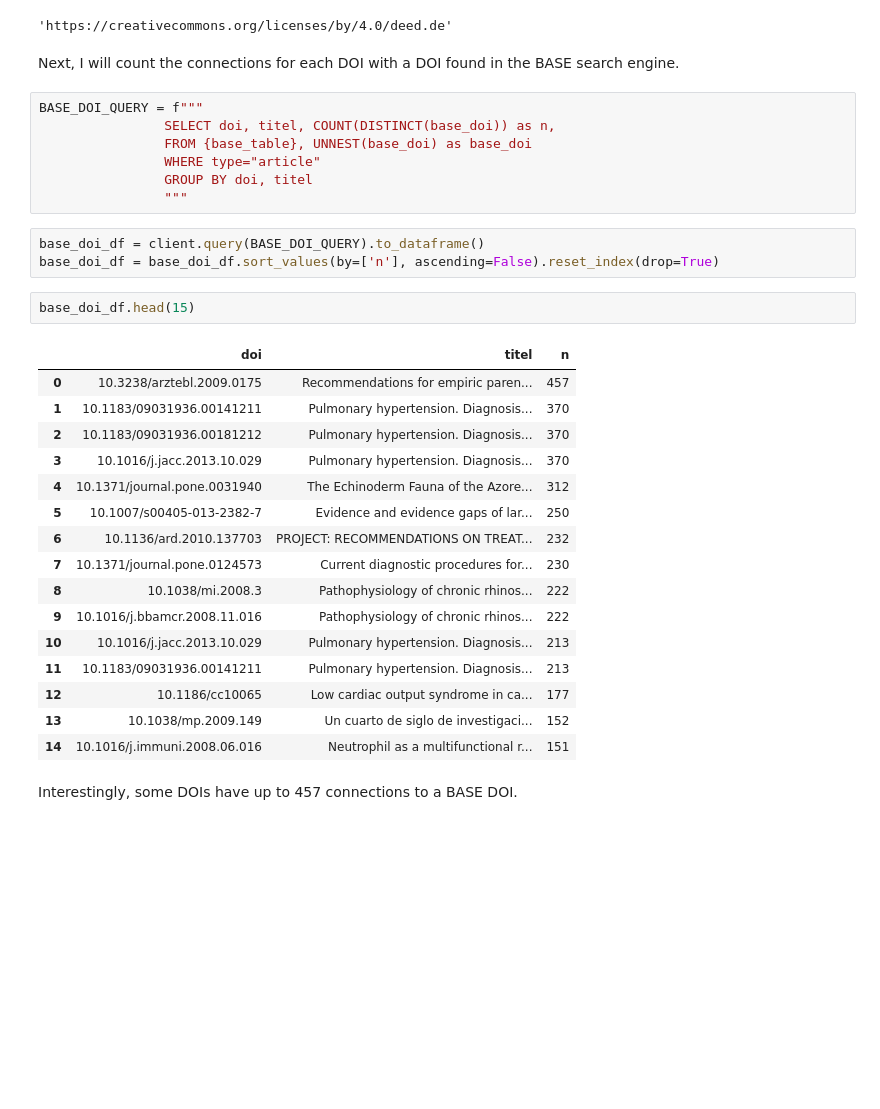
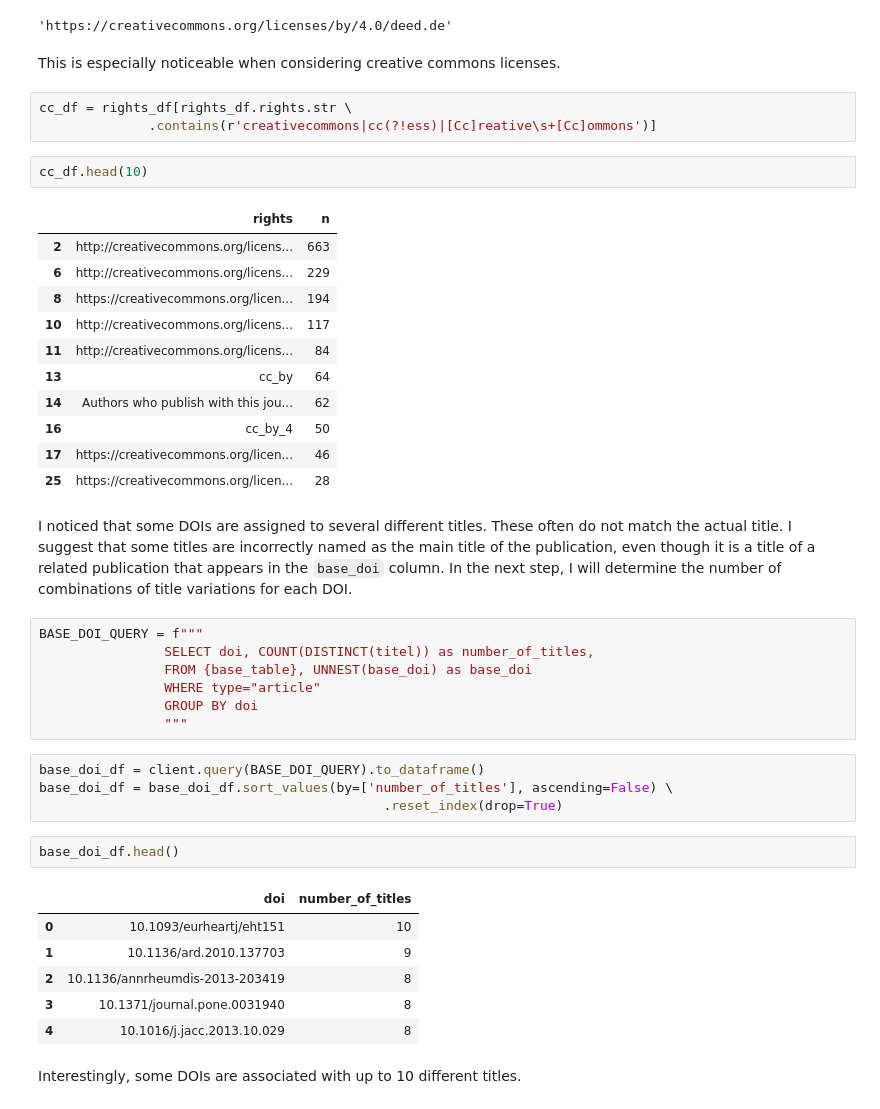
Before and after one commit to naustica/base_dois, a Jupyter notebook: base_dois_overview.ipynb, the cells around one changed output. Cells and saved outputs as stored; diff of their text form; blank space fills up the shorter version.

```diff
--- a/base_dois_overview.ipynb
+++ b/base_dois_overview.ipynb
@@ -384,38 +361,48 @@ rights_df.loc[8].rights
 rights_df.loc[17].rights
 # %% [output]
 'https://creativecommons.org/licenses/by/4.0/deed.de'
-# %% [markdown]
-Next, I will count the connections for each DOI with a DOI found in the BASE search engine.
+# %% [markdown]
+This is especially noticeable when considering creative commons licenses.
+# %%
+cc_df = rights_df[rights_df.rights.str \
+              .contains(r'creativecommons|cc(?!ess)|[Cc]reative\s+[Cc]ommons')]
+# %%
+cc_df.head(10)
+# %% [output]
+|  | rights | n |
+| 2 | http://creativecommons.org/licens... | 663 |
+| 6 | http://creativecommons.org/licens... | 229 |
+| 8 | https://creativecommons.org/licen... | 194 |
+| 10 | http://creativecommons.org/licens... | 117 |
+| 11 | http://creativecommons.org/licens... | 84 |
+| 13 | cc_by | 64 |
+| 14 | Authors who publish with this jou... | 62 |
+| 16 | cc_by_4 | 50 |
+| 17 | https://creativecommons.org/licen... | 46 |
+| 25 | https://creativecommons.org/licen... | 28 |
+# %% [markdown]
+I noticed that some DOIs are assigned to several different titles. These often do not match the actual title. I suggest that some titles are incorrectly named as the main title of the publication, even though it is a title of a related publication that appears in the `base_doi` column. In the next step, I will determine the number of combinations of title variations for each DOI.
 # %%
 BASE_DOI_QUERY = f"""
-                SELECT doi, titel, COUNT(DISTINCT(base_doi)) as n,
+                SELECT doi, COUNT(DISTINCT(titel)) as number_of_titles,
                 FROM {base_table}, UNNEST(base_doi) as base_doi
                 WHERE type="article"
-                GROUP BY doi, titel
+                GROUP BY doi
                 """
 # %%
 base_doi_df = client.query(BASE_DOI_QUERY).to_dataframe()
-base_doi_df = base_doi_df.sort_values(by=['n'], ascending=False).reset_index(drop=True)
+base_doi_df = base_doi_df.sort_values(by=['number_of_titles'], ascending=False) \
+                                            .reset_index(drop=True)
 # %%
-base_doi_df.head(15)
+base_doi_df.head()
 # %% [output]
-|  | doi | titel | n |
-| 0 | 10.3238/arztebl.2009.0175 | Recommendations for empiric paren... | 457 |
-| 1 | 10.1183/09031936.00141211 | Pulmonary hypertension. Diagnosis... | 370 |
-| 2 | 10.1183/09031936.00181212 | Pulmonary hypertension. Diagnosis... | 370 |
-| 3 | 10.1016/j.jacc.2013.10.029 | Pulmonary hypertension. Diagnosis... | 370 |
-| 4 | 10.1371/journal.pone.0031940 | The Echinoderm Fauna of the Azore... | 312 |
-| 5 | 10.1007/s00405-013-2382-7 | Evidence and evidence gaps of lar... | 250 |
-| 6 | 10.1136/ard.2010.137703 | PROJECT: RECOMMENDATIONS ON TREAT... | 232 |
-| 7 | 10.1371/journal.pone.0124573 | Current diagnostic procedures for... | 230 |
-| 8 | 10.1038/mi.2008.3 | Pathophysiology of chronic rhinos... | 222 |
-| 9 | 10.1016/j.bbamcr.2008.11.016 | Pathophysiology of chronic rhinos... | 222 |
-| 10 | 10.1016/j.jacc.2013.10.029 | Pulmonary hypertension. Diagnosis... | 213 |
-| 11 | 10.1183/09031936.00141211 | Pulmonary hypertension. Diagnosis... | 213 |
-| 12 | 10.1186/cc10065 | Low cardiac output syndrome in ca... | 177 |
-| 13 | 10.1038/mp.2009.149 | Un cuarto de siglo de investigaci... | 152 |
-| 14 | 10.1016/j.immuni.2008.06.016 | Neutrophil as a multifunctional r... | 151 |
+|  | doi | number_of_titles |
+| 0 | 10.1093/eurheartj/eht151 | 10 |
+| 1 | 10.1136/ard.2010.137703 | 9 |
+| 2 | 10.1136/annrheumdis-2013-203419 | 8 |
+| 3 | 10.1371/journal.pone.0031940 | 8 |
+| 4 | 10.1016/j.jacc.2013.10.029 | 8 |
-# %% [markdown]
-Interestingly, some DOIs have up to 457 connections to a BASE DOI.
+# %% [markdown]
+Interestingly, some DOIs are associated with up to 10 different titles.
 # %%
 client.query(f"""
```
Also changed, not shown: parts of 18 cells of this notebook, 1 other file.
